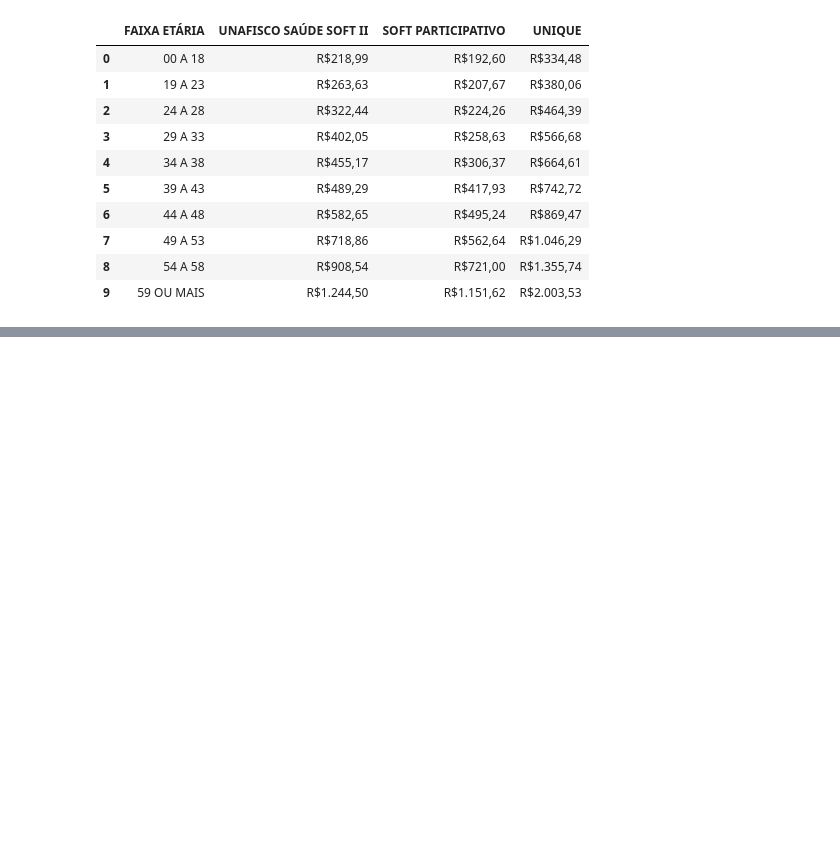
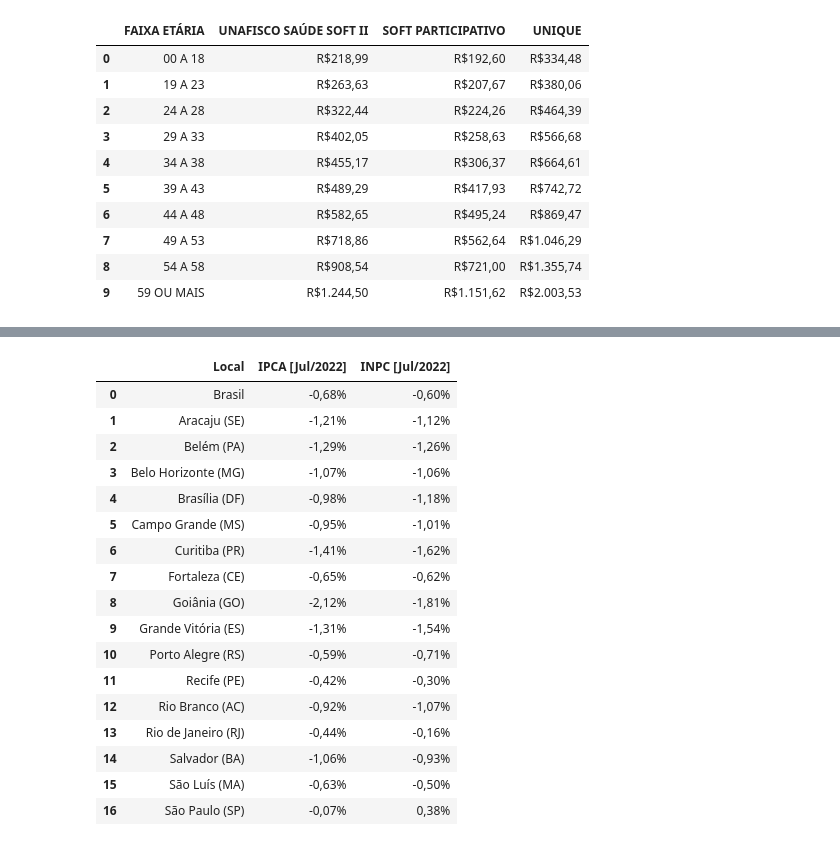
Before and after one commit to Leonardo010/Pandas_Alura, a Jupyter notebook: extra/Importando Dados.ipynb, the cells around one changed output, grey strips where cells are left out. Cells and saved outputs as stored; diff of their text form; code cells hidden in the pictures; blank space fills up the shorter version.

```diff
--- a/extra/Importando Dados.ipynb
+++ b/extra/Importando Dados.ipynb
@@ -111,3 +111,34 @@ df[0]
 | 18 | Aug. 12, 2020 | 0 | 0 | 0 | 2751124 | ... |
 | 19 | Aug. 26, 2020 | 0 | 0 | 0 | 2821740 | ... |
 | 20 | Sept. 9, 2020 | 0 | 0 | 0 | 2854690 | ... |
+# %%
+url='https://www.ibge.gov.br/explica/inflacao.php'
+response = requests.get(url)
+html = response.content
+soup = BeautifulSoup(html, 'html.parser')
+table = soup.findAll('table')
+html_file = f'<html><body>{table}</body></html>'
+df = pd.read_html(html_file)
+
+# Como a função read_html retorna uma lista de DataFrames, basta acessar as tabelas pelos índices da lista.
+# Como temos três tabelas na página usamos os índices 0, 1 ou 2 para acessar os DataFrames que buscamos
+df[1]
+# %% [output]
+|  | Local | IPCA [Jul/2022] | INPC [Jul/2022] |
+| 0 | Brasil | -0,68% | -0,60% |
+| 1 | Aracaju (SE) | -1,21% | -1,12% |
+| 2 | Belém (PA) | -1,29% | -1,26% |
+| 3 | Belo Horizonte (MG) | -1,07% | -1,06% |
+| 4 | Brasília (DF) | -0,98% | -1,18% |
+| 5 | Campo Grande (MS) | -0,95% | -1,01% |
+| 6 | Curitiba (PR) | -1,41% | -1,62% |
+| 7 | Fortaleza (CE) | -0,65% | -0,62% |
+| 8 | Goiânia (GO) | -2,12% | -1,81% |
+| 9 | Grande Vitória (ES) | -1,31% | -1,54% |
+| 10 | Porto Alegre (RS) | -0,59% | -0,71% |
+| 11 | Recife (PE) | -0,42% | -0,30% |
+| 12 | Rio Branco (AC) | -0,92% | -1,07% |
+| 13 | Rio de Janeiro (RJ) | -0,44% | -0,16% |
+| 14 | Salvador (BA) | -1,06% | -0,93% |
+| 15 | São Luís (MA) | -0,63% | -0,50% |
+| 16 | São Paulo (SP) | -0,07% | 0,38% |
```
Also changed, not shown: 2 other files.
